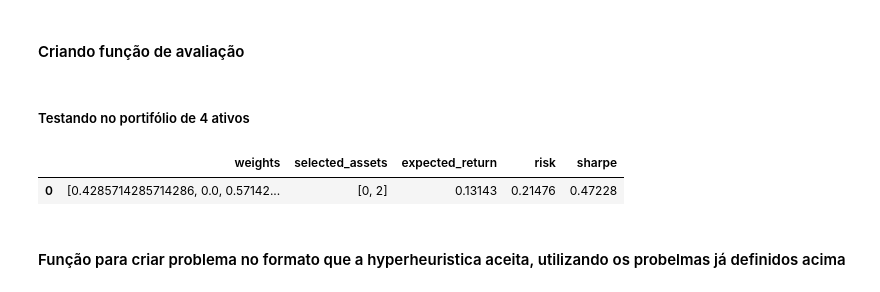
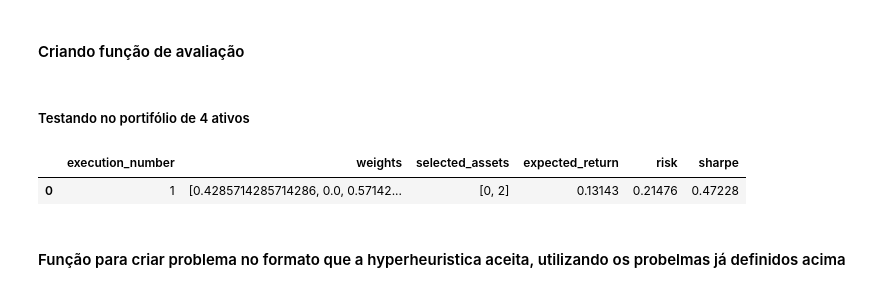
Before and after one commit to J0NGS/customhys, a Jupyter notebook: portfolio_optimization_OR_LIBRARY.ipynb, the cells around one changed output. Drawn from its saved outputs; the diff is of its cells as text; code cells hidden in the pictures.

```diff
--- a/portfolio_optimization_OR_LIBRARY.ipynb
+++ b/portfolio_optimization_OR_LIBRARY.ipynb
@@ -356,27 +368,16 @@ Matriz de Covariância
 # %% [markdown]
 #### Criando função de avaliação
 # %%
+# Variaveis para acompanhar a execução
+execution_logs = []  # Lista para armazenar os logs de execução
+
 def portfolio_evaluation(weights, instance_data, k=None, risk_free_rate=0.03):
-    """
-    Avaliação de um portfólio com base em pesos contínuos, incluindo restrição de cardinalidade.
-
-    Parâmetros:
-    - weights: vetor de alocação contínua (não necessariamente normalizado)
-    - instance_data: dicionário com retornos e matriz de covariância
-    - k: número máximo de ativos permitidos (cardinalidade)
-    - risk_free_rate: taxa livre de risco
-
-    Retorna:
-    - resultado da otimização (valor negativo do Sharpe ratio)
-    - histórico da execução contendo retorno, risco, sharpe e ativos selecionados
-    """
     n = instance_data["n_assets"]
     returns = instance_data["returns"]
     cov = instance_data["cov_matrix"]
 
     weights = np.array(weights)
 
-    # Aplica restrição de cardinalidade se necessário
     if k is not None and k < n:
         top_indices = np.argsort(weights)[-k:]
         mask = np.zeros_like(weights)
@@ -386,18 +387,13 @@ def portfolio_evaluation(weights, instance_data, k=None, risk_free_rate=0.03):
     else:
         weights /= weights.sum() if weights.sum() != 0 else 1
 
-    # Calcula retorno esperado
     expected_return = np.dot(weights, returns)
-
-    # Calcula risco (desvio padrão)
     variance = np.dot(weights, np.dot(cov, weights))
     risk = np.sqrt(variance)
-
-    # Calcula índice de Sharpe
     sharpe = (expected_return - risk_free_rate) / risk if risk > 0 else -1e6
 
-    # Cria dicionário com os dados da execução
     execution_log = {
+        "execution_number": len(execution_logs) + 1,
         "weights": weights.copy(),
         "selected_assets": np.where(weights > 0)[0].tolist(),
         "expected_return": expected_return,
@@ -405,32 +401,35 @@ def portfolio_evaluation(weights, instance_data, k=None, risk_free_rate=0.03):
         "sharpe": sharpe
     }
 
-    return -sharpe, execution_log  # Retorna resultado negativo para minimizar + log completo
+    # Adiciona o log ao histórico
+    execution_logs.append(execution_log)
+
+    return -sharpe, execution_log
 # %% [markdown]
 ##### Testando no portifólio de 4 ativos
 # %%
 
 # Exemplo de teste rápido
 from_port1 = {
     "n_assets": 4,
     "returns": np.array([0.12, 0.10, 0.14, 0.05]),
     "cov_matrix": np.array([
         [0.0400, 0.0288, 0.0375, 0.0010],
         [0.0288, 0.0324, 0.0293, 0.0014],
         [0.0375, 0.0293, 0.0625, 0.0025],
         [0.0010, 0.0014, 0.0025, 0.0025]
     ])
 }
 
 # Executa a função
 resultado, log = portfolio_evaluation([0.3, 0.2, 0.4, 0.1], from_port1, k=2, risk_free_rate=0.03)
 
 # Visualiza
 df_log = pd.DataFrame([log])
-display(df_log[["weights", "selected_assets", "expected_return", "risk", "sharpe"]].round(5))
+display(df_log[["execution_number","weights", "selected_assets", "expected_return", "risk", "sharpe"]].round(5))
 # %% [output]
-|  | weights | selected_assets | expected_return | risk | sharpe |
-| 0 | [0.4285714285714286, 0.0, 0.57142... | [0, 2] | 0.13143 | 0.21476 | 0.47228 |
+|  | execution_number | weights | selected_assets | expected_return | risk | sharpe |
+| 0 | 1 | [0.4285714285714286, 0.0, 0.57142... | [0, 2] | 0.13143 | 0.21476 | 0.47228 |
 # %% [markdown]
 #### Função para criar problema no formato que a hyperheuristica aceita, utilizando os probelmas já definidos acima
 # %%
```
Also changed, not shown: parts of 5 cells of this notebook.
